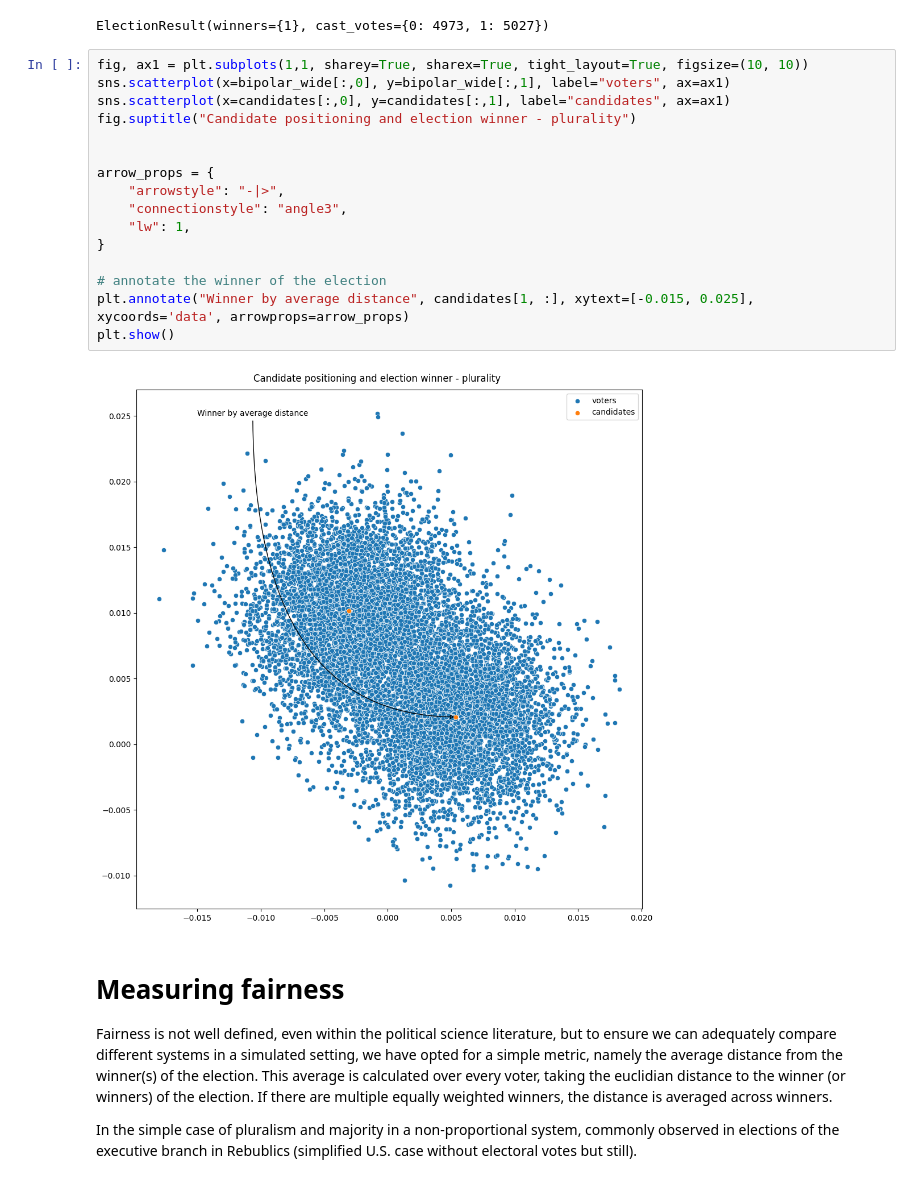
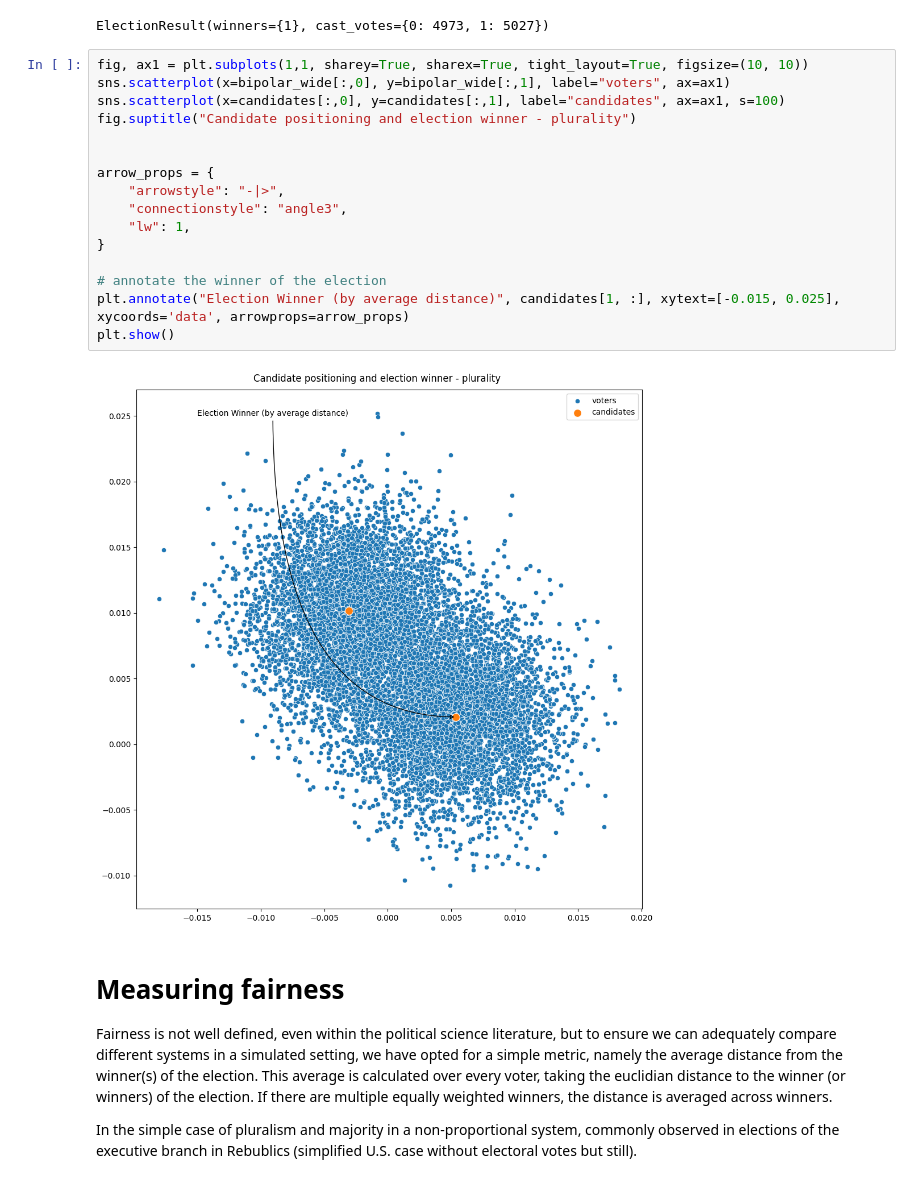
Before and after one commit to Expan75/complex-simulation-project, a Jupyter notebook: experiments.ipynb, the cells around one changed output. Cells and saved outputs as stored; diff of their text form.

```diff
--- a/experiments.ipynb
+++ b/experiments.ipynb
@@ -77,21 +77,21 @@ ElectionResult(winners={1}, cast_votes={0: 4973, 1: 5027})
 # %%
 fig, ax1 = plt.subplots(1,1, sharey=True, sharex=True, tight_layout=True, figsize=(10, 10))
 sns.scatterplot(x=bipolar_wide[:,0], y=bipolar_wide[:,1], label="voters", ax=ax1)
-sns.scatterplot(x=candidates[:,0], y=candidates[:,1], label="candidates", ax=ax1)
+sns.scatterplot(x=candidates[:,0], y=candidates[:,1], label="candidates", ax=ax1, s=100)
 fig.suptitle("Candidate positioning and election winner - plurality")
 
 
 arrow_props = {
     "arrowstyle": "-|>",
     "connectionstyle": "angle3",
     "lw": 1,
 }
 
 # annotate the winner of the election
-plt.annotate("Winner by average distance", candidates[1, :], xytext=[-0.015, 0.025], xycoords='data', arrowprops=arrow_props)
+plt.annotate("Election Winner (by average distance)", candidates[1, :], xytext=[-0.015, 0.025], xycoords='data', arrowprops=arrow_props)
 plt.show()
 # %% [output]
-[figure, old version]
+[figure, new version]
 # %% [markdown]
 # Measuring fairness
 
```
